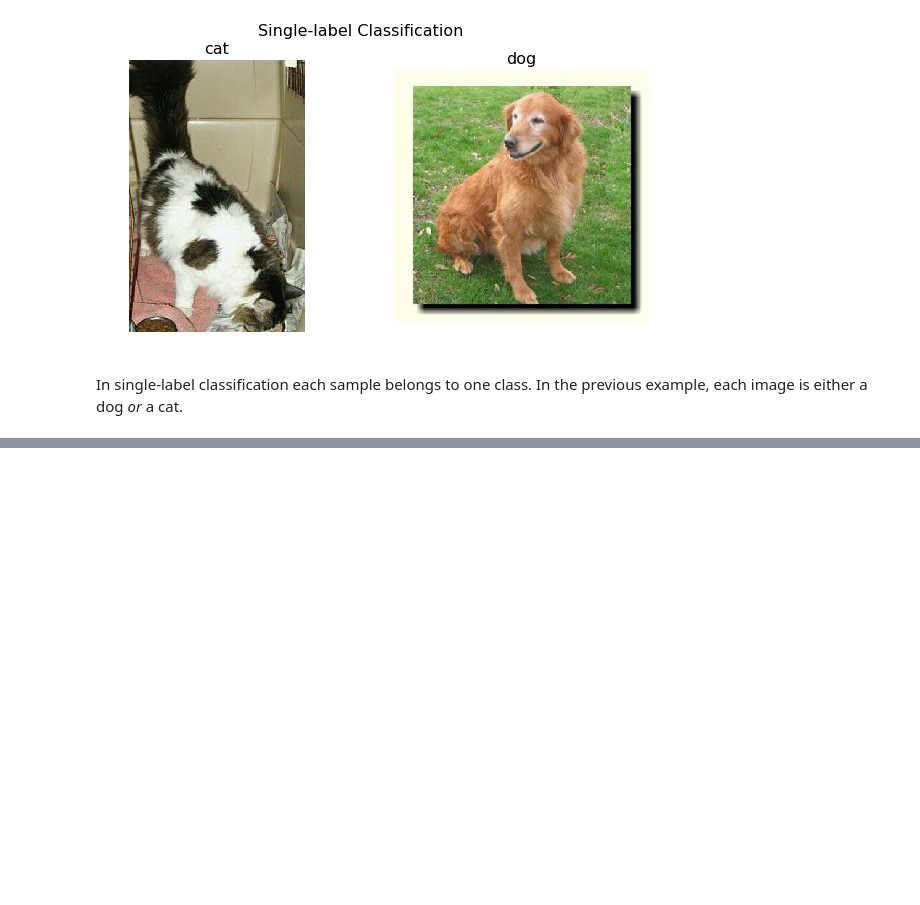
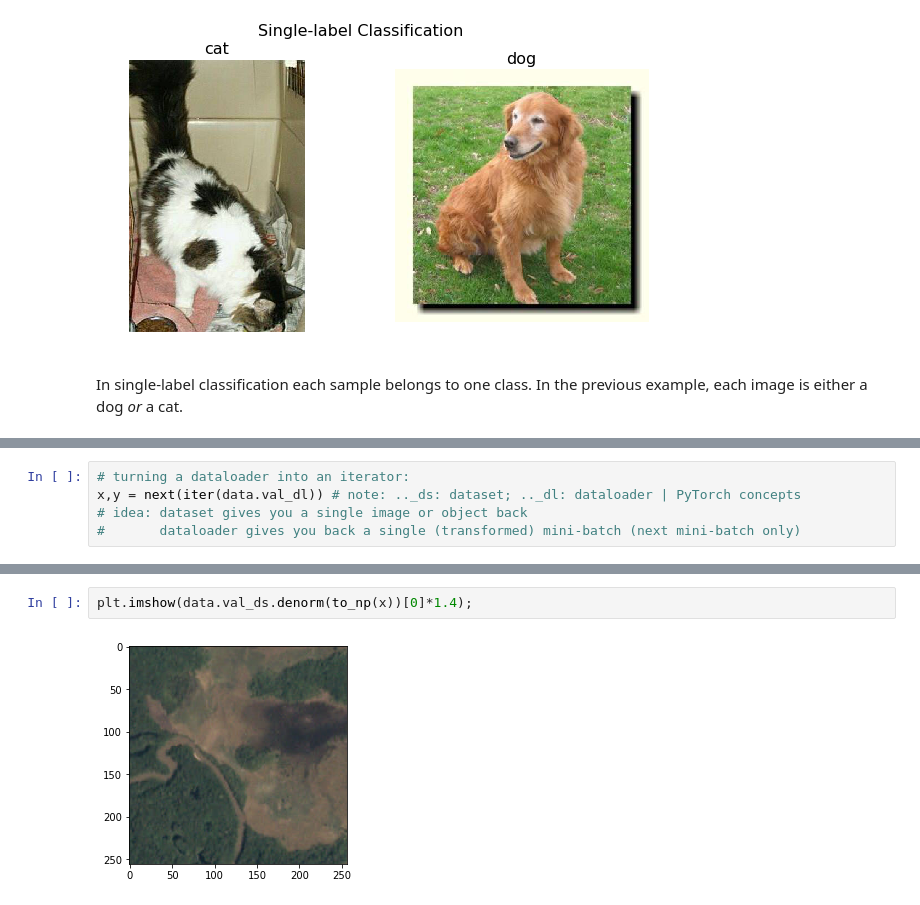
Before and after one commit to WNoxchi/deeplearningstudy, a Jupyter notebook: FADL1/L3CA_lesson2-image-models.ipynb, the cells around one changed output, grey strips where cells are left out. Saved outputs shown, nothing was run; the diff lists cells and outputs as text; blank space fills up the shorter version.

```diff
--- a/FADL1/L3CA_lesson2-image-models.ipynb
+++ b/FADL1/L3CA_lesson2-image-models.ipynb
@@ -42,0 +66,5 @@ FileNotFoundError: [Errno 2] No such file or directory: 'data/planet/train-jpg/t
+# %%
+# turning a dataloader into an iterator:
+x,y = next(iter(data.val_dl)) # note: .._ds: dataset; .._dl: dataloader | PyTorch concepts
+# idea: dataset gives you a single image or object back
+#       dataloader gives you back a single (transformed) mini-batch (next mini-batch only)
@@ -42,0 +121,4 @@ FileNotFoundError: [Errno 2] No such file or directory: 'data/planet/train-jpg/t
+# %%
+plt.imshow(data.val_ds.denorm(to_np(x))[0]*1.4);
+# %% [output]
+[figure, added]
```
Also changed, not shown: parts of 14 cells of this notebook, 1 other file.
